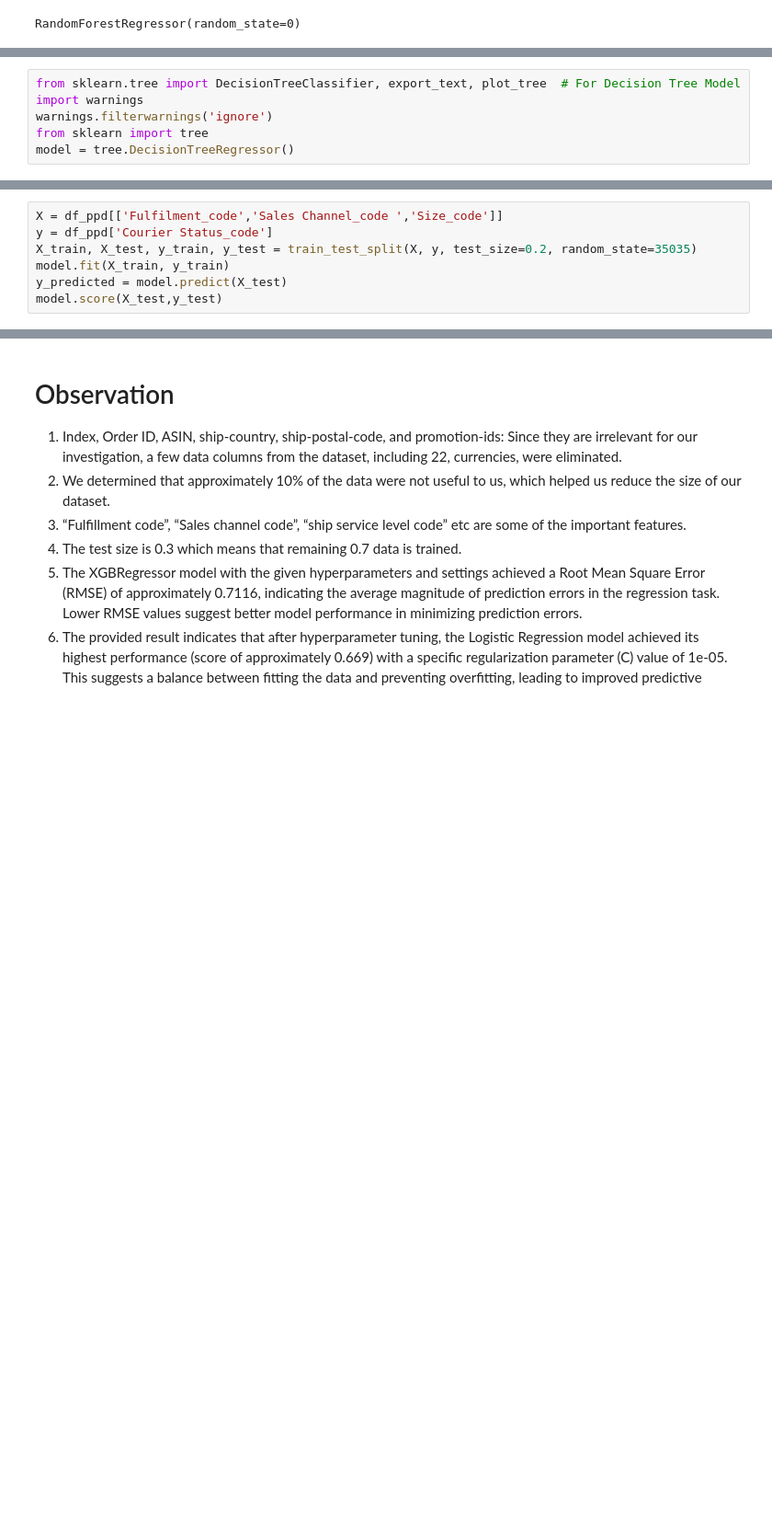
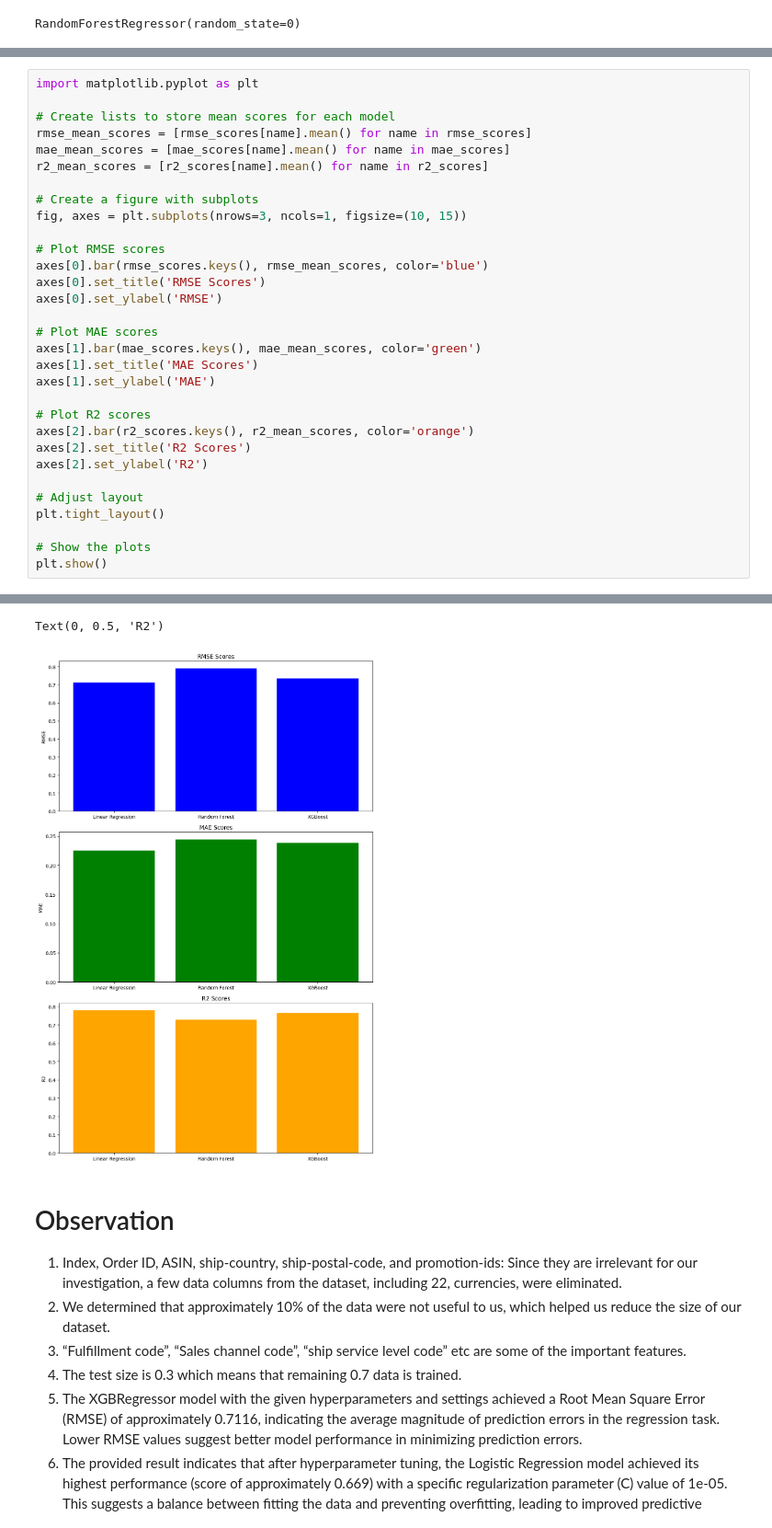
Before and after one commit to Harmeet-Kaur01/Amazon_status-prediction, a Jupyter notebook: Amazon_status_prediction.ipynb, the cells around one changed output, grey strips where cells are left out. Shown at 92% size. Drawn from its saved outputs; the diff is of its cells as text; blank space fills up the shorter version.

```diff
--- a/Amazon_status_prediction.ipynb
+++ b/Amazon_status_prediction.ipynb
@@ -821,6 +914,0 @@ RMSE :  0.711599
-# %%
-from sklearn.tree import DecisionTreeClassifier, export_text, plot_tree  # For Decision Tree Model
-import warnings
-warnings.filterwarnings('ignore')
-from sklearn import tree
-model = tree.DecisionTreeRegressor()
@@ -835,7 +914,0 @@ from xgboost import XGBRegressor
-# %%
-X = df_ppd[['Fulfilment_code','Sales Channel_code ','Size_code']]
-y = df_ppd['Courier Status_code']
-X_train, X_test, y_train, y_test = train_test_split(X, y, test_size=0.2, random_state=35035)
-model.fit(X_train, y_train)
-y_predicted = model.predict(X_test)
-model.score(X_test,y_test)
@@ -848,0 +980,32 @@ array([0.01797088, 1.        ])
+# %%
+import matplotlib.pyplot as plt
+
+# Create lists to store mean scores for each model
+rmse_mean_scores = [rmse_scores[name].mean() for name in rmse_scores]
+mae_mean_scores = [mae_scores[name].mean() for name in mae_scores]
+r2_mean_scores = [r2_scores[name].mean() for name in r2_scores]
+
+# Create a figure with subplots
+fig, axes = plt.subplots(nrows=3, ncols=1, figsize=(10, 15))
+
+# Plot RMSE scores
+axes[0].bar(rmse_scores.keys(), rmse_mean_scores, color='blue')
+axes[0].set_title('RMSE Scores')
+axes[0].set_ylabel('RMSE')
+
+# Plot MAE scores
+axes[1].bar(mae_scores.keys(), mae_mean_scores, color='green')
+axes[1].set_title('MAE Scores')
+axes[1].set_ylabel('MAE')
+
+# Plot R2 scores
+axes[2].bar(r2_scores.keys(), r2_mean_scores, color='orange')
+axes[2].set_title('R2 Scores')
+axes[2].set_ylabel('R2')
+
+# Adjust layout
+plt.tight_layout()
+
+# Show the plots
+plt.show()
+# %% [output]
@@ -849,3 +1020,5 @@ array([0.01797088, 1.        ])
+Text(0, 0.5, 'R2')
+[figure, added]
 # %% [markdown]
 # Observation
 
```
Also changed, not shown: parts of 35 cells of this notebook.
